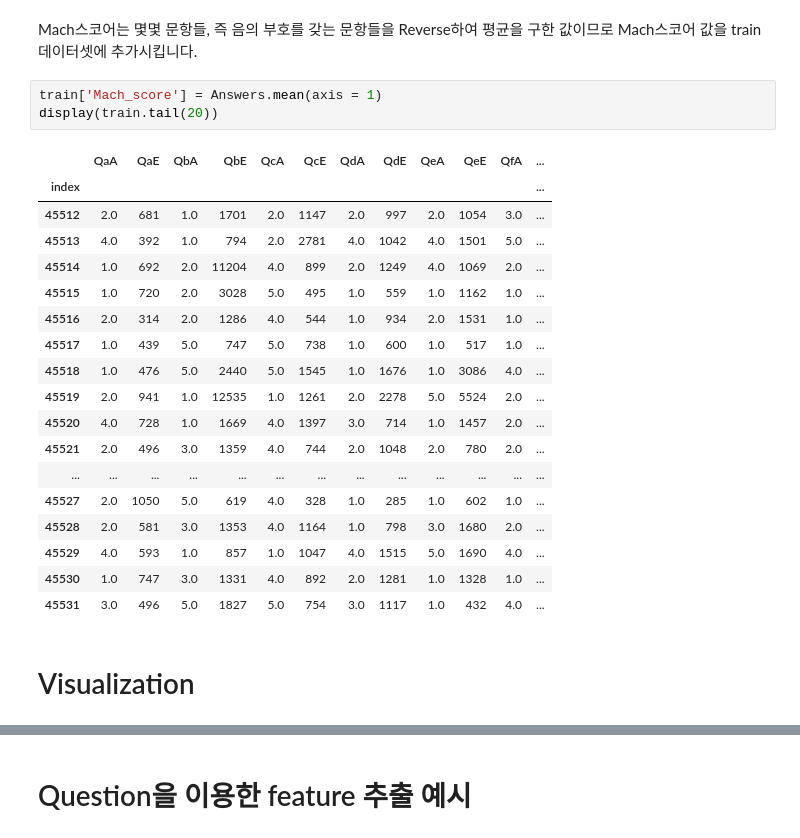
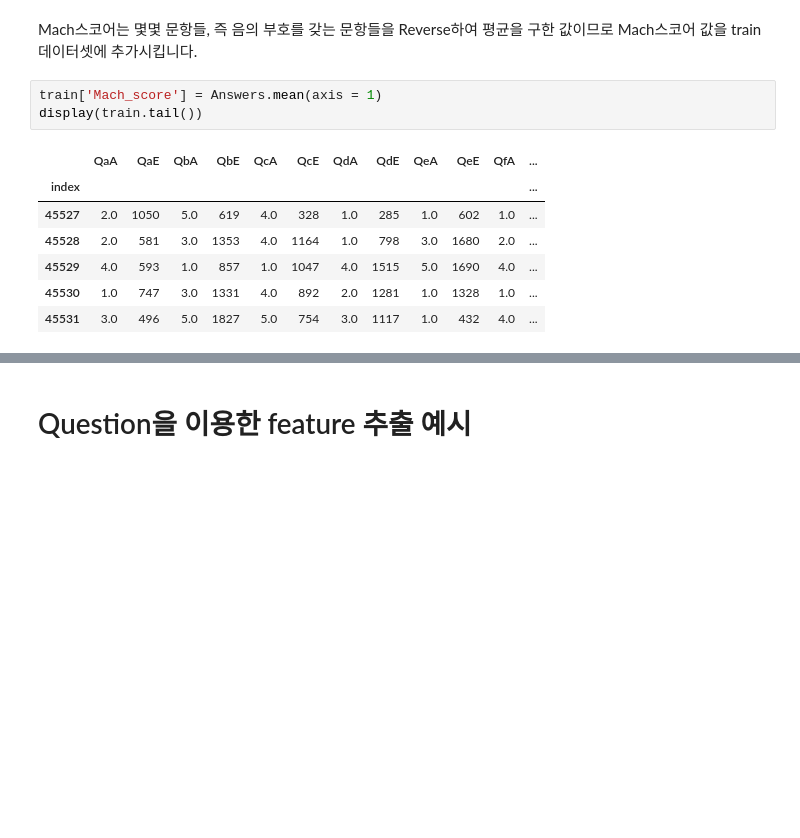
Before and after one commit to euihyeonmoon/Moonslab, a Jupyter notebook: machiavellianism-prediction.ipynb, the cells around one changed output, grey strips where cells are left out. Drawn from its saved outputs; the diff is of its cells as text; blank space fills up the shorter version.

```diff
--- a/machiavellianism-prediction.ipynb
+++ b/machiavellianism-prediction.ipynb
@@ -411,25 +322,12 @@ sns.heatmap(correlations, cmap="coolwarm", square=True, center=0)
 Mach스코어는 몇몇 문항들, 즉 음의 부호를 갖는 문항들을 Reverse하여 평균을 구한 값이므로 Mach스코어 값을 train데이터셋에 추가시킵니다.
 # %%
 train['Mach_score'] = Answers.mean(axis = 1)
-display(train.tail(20))
+display(train.tail())
 # %% [output]
 |  | QaA | QaE | QbA | QbE | QcA | QcE | QdA | QdE | QeA | QeE | QfA | ... |
 | index |  |  |  |  |  |  |  |  |  |  |  | ... |
-| 45512 | 2.0 | 681 | 1.0 | 1701 | 2.0 | 1147 | 2.0 | 997 | 2.0 | 1054 | 3.0 | ... |
-| 45513 | 4.0 | 392 | 1.0 | 794 | 2.0 | 2781 | 4.0 | 1042 | 4.0 | 1501 | 5.0 | ... |
-| 45514 | 1.0 | 692 | 2.0 | 11204 | 4.0 | 899 | 2.0 | 1249 | 4.0 | 1069 | 2.0 | ... |
-| 45515 | 1.0 | 720 | 2.0 | 3028 | 5.0 | 495 | 1.0 | 559 | 1.0 | 1162 | 1.0 | ... |
-| 45516 | 2.0 | 314 | 2.0 | 1286 | 4.0 | 544 | 1.0 | 934 | 2.0 | 1531 | 1.0 | ... |
-| 45517 | 1.0 | 439 | 5.0 | 747 | 5.0 | 738 | 1.0 | 600 | 1.0 | 517 | 1.0 | ... |
-| 45518 | 1.0 | 476 | 5.0 | 2440 | 5.0 | 1545 | 1.0 | 1676 | 1.0 | 3086 | 4.0 | ... |
-| 45519 | 2.0 | 941 | 1.0 | 12535 | 1.0 | 1261 | 2.0 | 2278 | 5.0 | 5524 | 2.0 | ... |
-| 45520 | 4.0 | 728 | 1.0 | 1669 | 4.0 | 1397 | 3.0 | 714 | 1.0 | 1457 | 2.0 | ... |
-| 45521 | 2.0 | 496 | 3.0 | 1359 | 4.0 | 744 | 2.0 | 1048 | 2.0 | 780 | 2.0 | ... |
-| ... | ... | ... | ... | ... | ... | ... | ... | ... | ... | ... | ... | ... |
 | 45527 | 2.0 | 1050 | 5.0 | 619 | 4.0 | 328 | 1.0 | 285 | 1.0 | 602 | 1.0 | ... |
 | 45528 | 2.0 | 581 | 3.0 | 1353 | 4.0 | 1164 | 1.0 | 798 | 3.0 | 1680 | 2.0 | ... |
 | 45529 | 4.0 | 593 | 1.0 | 857 | 1.0 | 1047 | 4.0 | 1515 | 5.0 | 1690 | 4.0 | ... |
 | 45530 | 1.0 | 747 | 3.0 | 1331 | 4.0 | 892 | 2.0 | 1281 | 1.0 | 1328 | 1.0 | ... |
 | 45531 | 3.0 | 496 | 5.0 | 1827 | 5.0 | 754 | 3.0 | 1117 | 1.0 | 432 | 4.0 | ... |
-# %% [markdown]
-# Visualization
```
Also changed, not shown: parts of 60 cells of this notebook.
